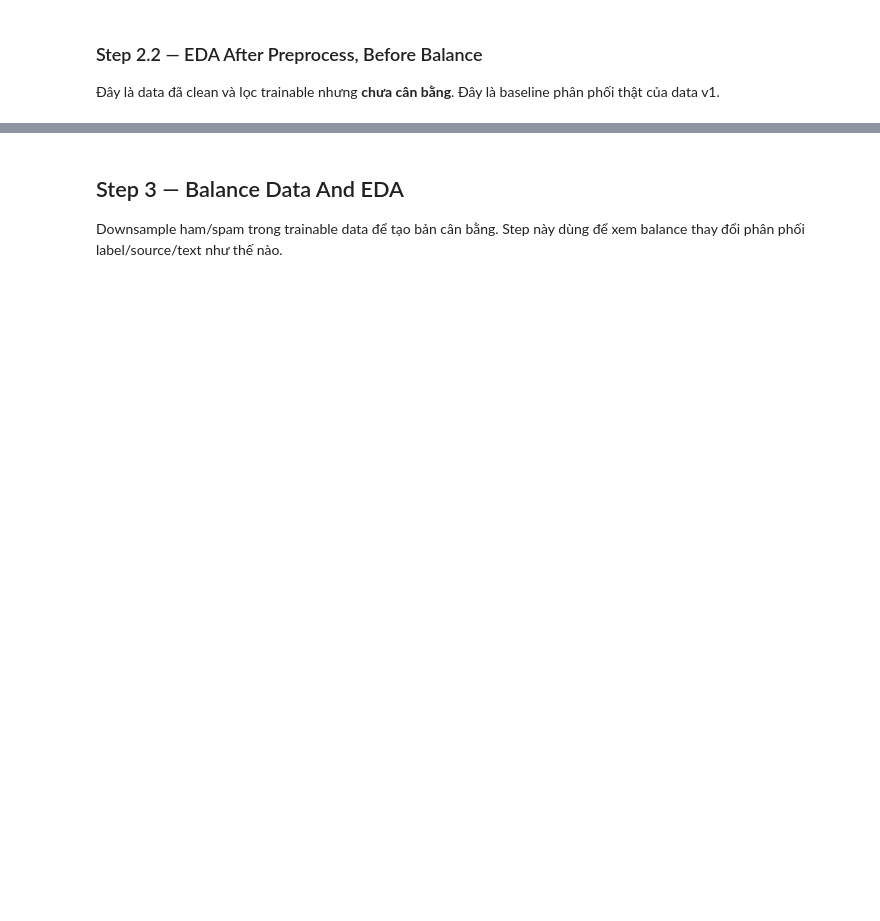
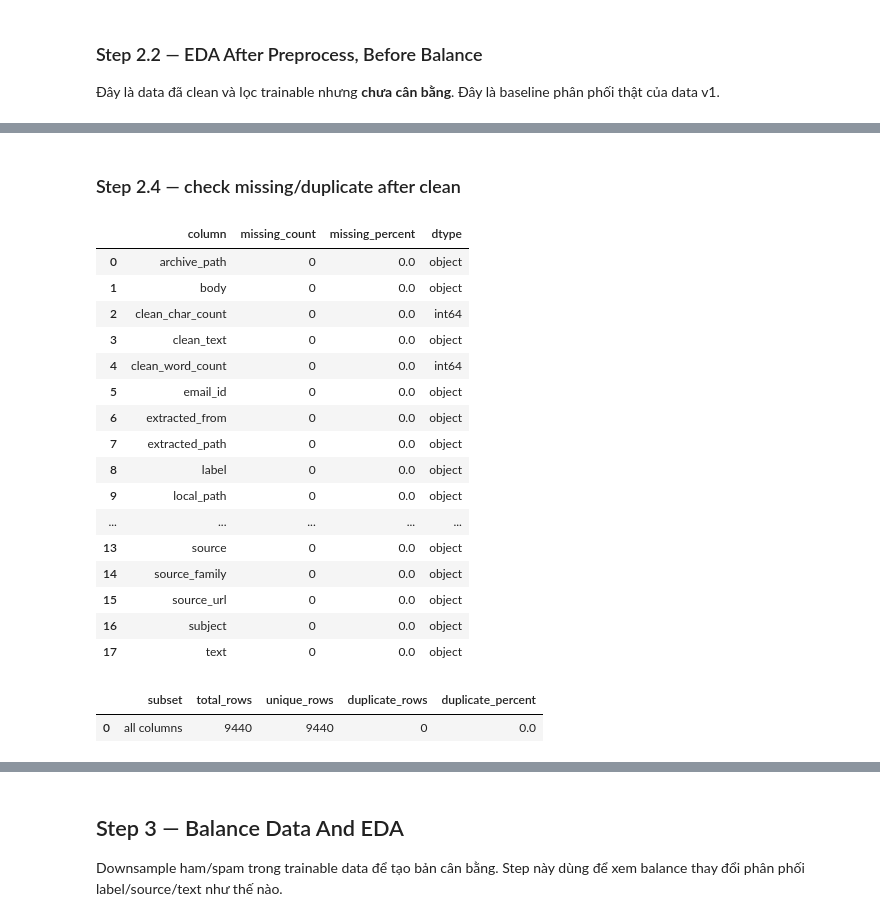
Before and after one commit to QuangManhAI/lab01-machine-learning, a Jupyter notebook: notebooks/lab01.ipynb, the cells around one changed output, grey strips where cells are left out. Saved outputs shown, nothing was run; the diff lists cells and outputs as text; code cells hidden in the pictures; blank space fills up the shorter version.

```diff
--- a/notebooks/lab01.ipynb
+++ b/notebooks/lab01.ipynb
@@ -265,0 +309,25 @@ eda.plot_eda_overview(before_balance_data, title_prefix="After preprocess, befor
+# %% [markdown]
+### Step 2.4 — check missing/duplicate after clean
+# %%
+display(preprocess.missing_data_summary(before_balance_data))
+display(preprocess.duplicate_data_summary(before_balance_data))
+# %% [output]
+|  | column | missing_count | missing_percent | dtype |
+| 0 | archive_path | 0 | 0.0 | object |
+| 1 | body | 0 | 0.0 | object |
+| 2 | clean_char_count | 0 | 0.0 | int64 |
+| 3 | clean_text | 0 | 0.0 | object |
+| 4 | clean_word_count | 0 | 0.0 | int64 |
+| 5 | email_id | 0 | 0.0 | object |
+| 6 | extracted_from | 0 | 0.0 | object |
+| 7 | extracted_path | 0 | 0.0 | object |
+| 8 | label | 0 | 0.0 | object |
+| 9 | local_path | 0 | 0.0 | object |
+| ... | ... | ... | ... | ... |
+| 13 | source | 0 | 0.0 | object |
+| 14 | source_family | 0 | 0.0 | object |
+| 15 | source_url | 0 | 0.0 | object |
+| 16 | subject | 0 | 0.0 | object |
+| 17 | text | 0 | 0.0 | object |
+|  | subset | total_rows | unique_rows | duplicate_rows | duplicate_percent |
+| 0 | all columns | 9440 | 9440 | 0 | 0.0 |
```
Also changed, not shown: parts of 34 cells of this notebook.
